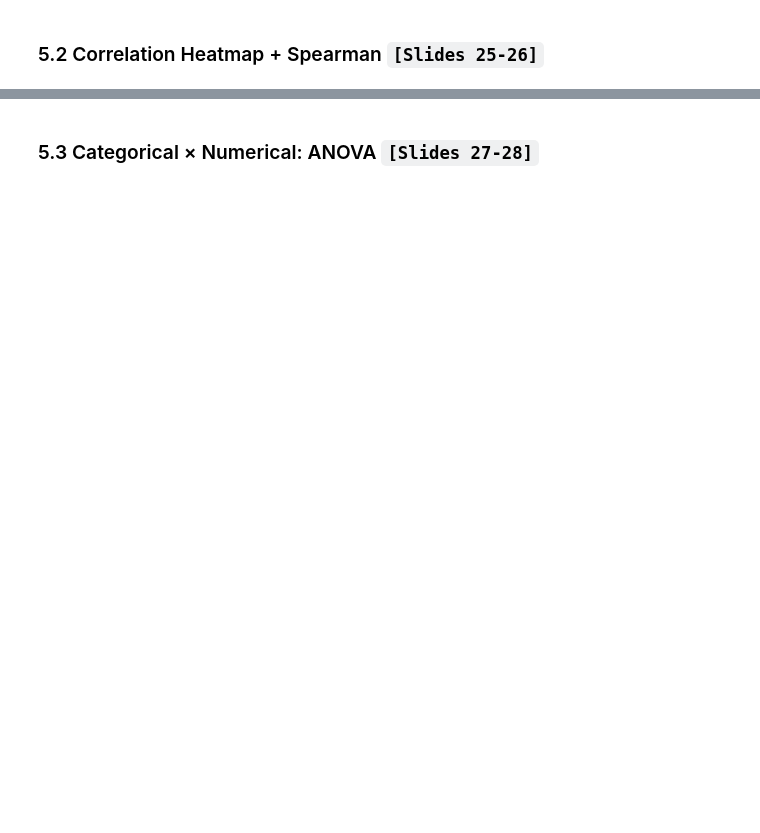
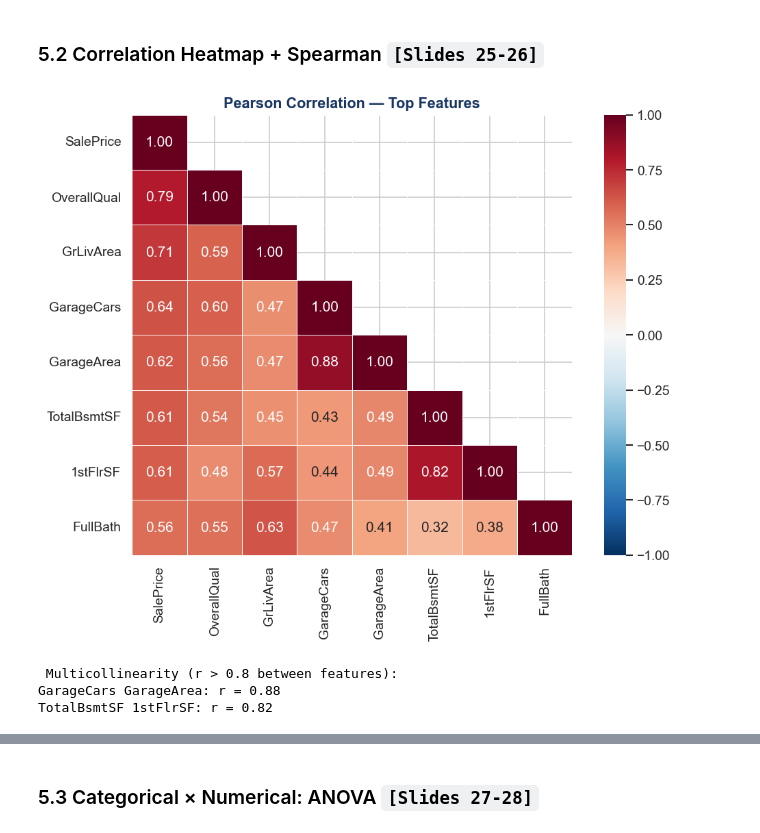
Before and after one commit to simone-cavallaro/Machine-Learning, a Jupyter notebook: Lab 2 - 3/EDA_Lab_Student.ipynb, the cells around one changed output, grey strips where cells are left out. Cells and saved outputs as stored; diff of their text form; code cells hidden in the pictures; blank space fills up the shorter version.

```diff
--- a/Lab 2 - 3/EDA_Lab_Student.ipynb
+++ b/Lab 2 - 3/EDA_Lab_Student.ipynb
@@ -233,9 +281,32 @@ Relationships between **pairs** of variables. This is where modeling insights em
 # %%
 # TASK 16
 # Create correlation heatmap (lower triangle) for top 8 features. Detect multicollinearity (r > 0.8).
 # Hint: np.triu() for mask, sns.heatmap(mask=mask, annot=True). Loop over pairs to find |r| > 0.8
 #
 # YOUR CODE HERE
+top8 = ['SalePrice'] + top_pos.head(7).index.tolist()
+corr_matrix = df[top8].corr()
+
+fig, ax = plt.subplots(figsize=(9, 7))
+mask = np.triu(np.ones_like(corr_matrix, dtype=bool), k=1)
+sns.heatmap(corr_matrix, mask=mask, annot=True, fmt='.2f', cmap='RdBu_r', center=0,
+ vmin=-1, vmax=1, square=True, linewidths=0.5, ax=ax)
+ax.set_title('Pearson Correlation — Top Features', fontweight='bold', color=NAVY, fontsize=13)
+plt.tight_layout()
+plt.show()
+# %% [output]
+[figure, added]
+# %%
+print(' Multicollinearity (r > 0.8 between features):')
+for i in range(1, len(top8)):
+ for j in range(i+1, len(top8)):
+  r = corr_matrix.iloc[i, j]
+  if abs(r) > 0.8:
+   print(f'{top8[i]} {top8[j]}: r = {r:.2f}') # → consider dropping one
+# %% [output]
+ Multicollinearity (r > 0.8 between features):
+GarageCars GarageArea: r = 0.88
+TotalBsmtSF 1stFlrSF: r = 0.82
 # %%
 # TASK 17
 # Compare Pearson vs Spearman for each top feature. Which features show non-linear relationships?
```
Also changed, not shown: parts of 13 cells of this notebook, 2 other files.
